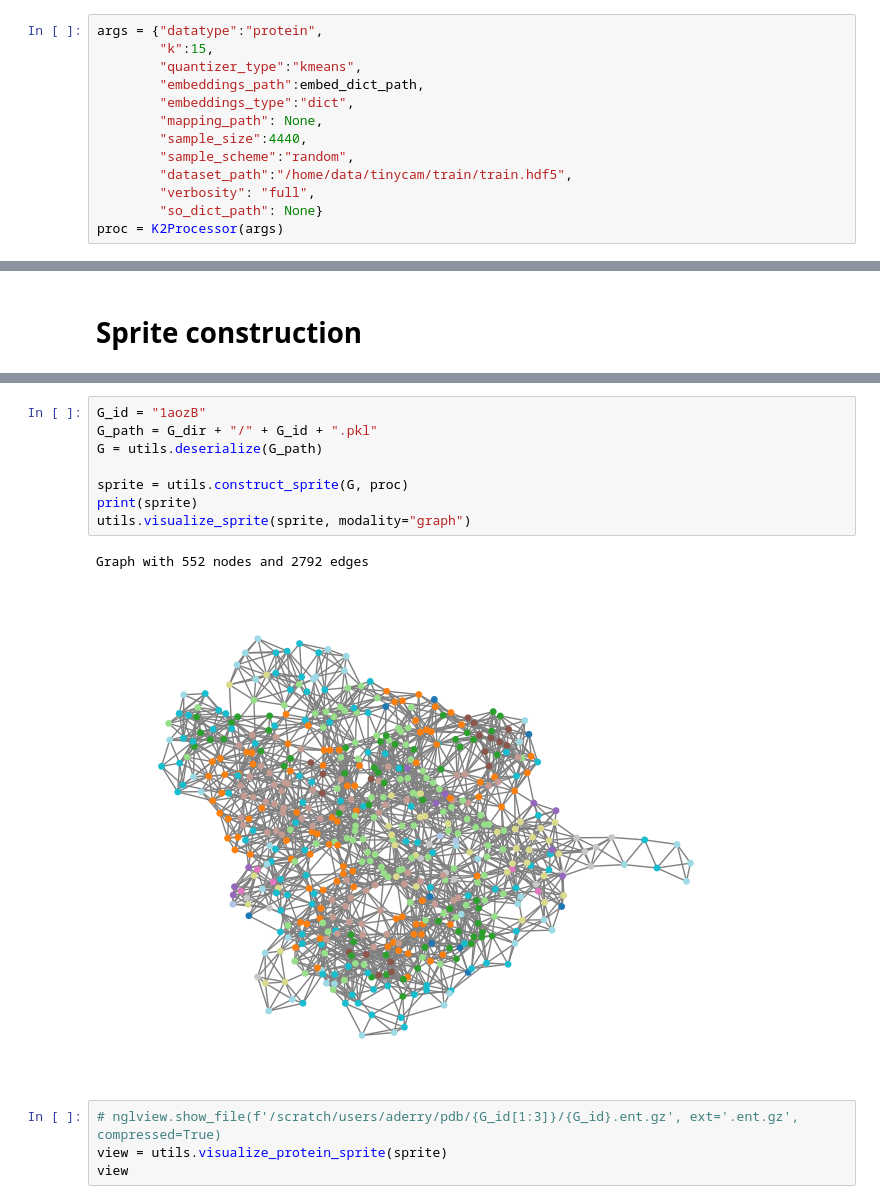
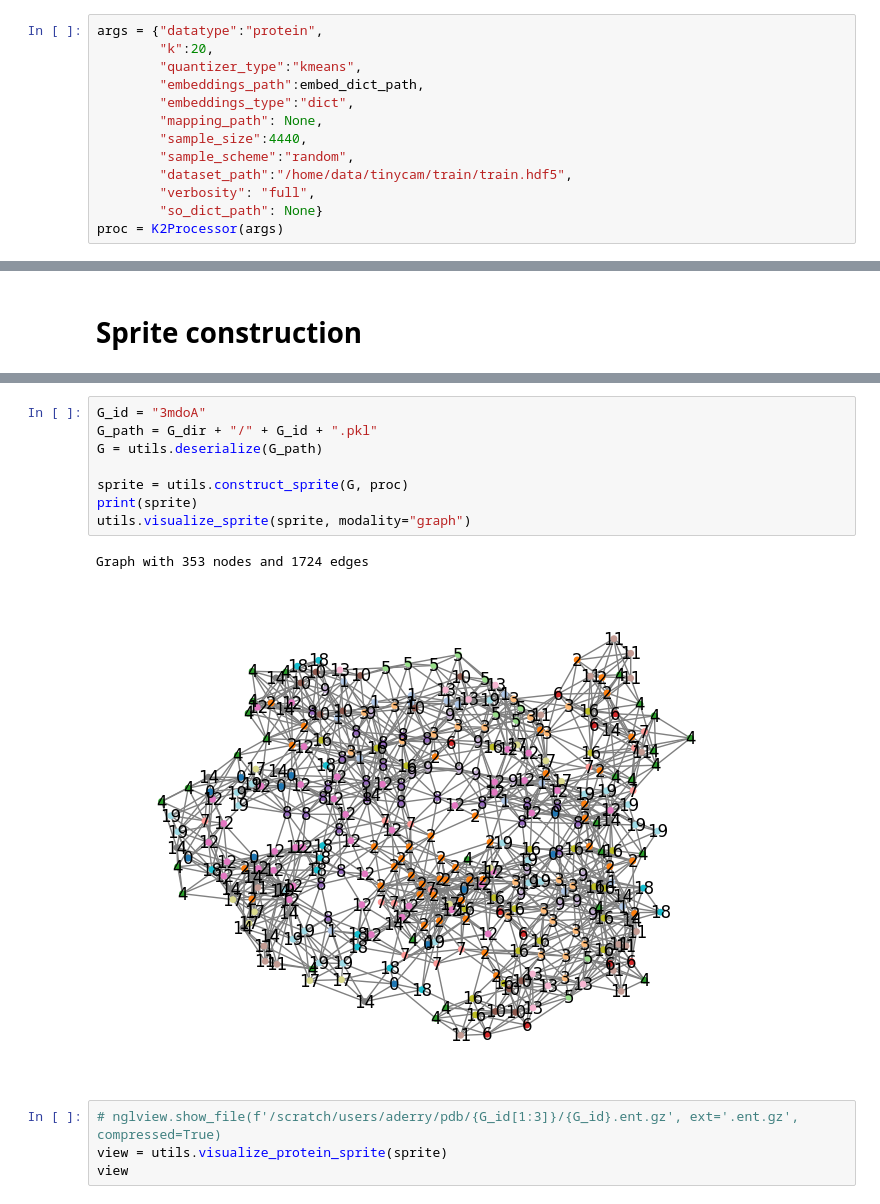
Before and after one commit to gmachiraju/K2, a Jupyter notebook: src/Protein-Step2-VizSetup.ipynb, the cells around one changed output, grey strips where cells are left out. Cells and saved outputs as stored; diff of their text form.

```diff
--- a/src/Protein-Step2-VizSetup.ipynb
+++ b/src/Protein-Step2-VizSetup.ipynb
@@ -8,7 +8,7 @@ embed_dict_path = f"../data/{metal}_train_embeddings.pkl"
 from k2 import K2Processor
 # %%
 args = {"datatype":"protein",
-        "k":15,
+        "k":20,
         "quantizer_type":"kmeans",
         "embeddings_path":embed_dict_path,
         "embeddings_type":"dict",
@@ -53,14 +64,14 @@ import networkx as nx
 # %%
-G_id = "1aozB"
+G_id = "3mdoA"
 G_path = G_dir + "/" + G_id + ".pkl"
 G = utils.deserialize(G_path)
 
 sprite = utils.construct_sprite(G, proc)
 print(sprite)
 utils.visualize_sprite(sprite, modality="graph")
 # %% [output]
-Graph with 552 nodes and 2792 edges
+Graph with 353 nodes and 1724 edges
-[figure, old version]
+[figure, new version]
 # %%
 # nglview.show_file(f'/scratch/users/aderry/pdb/{G_id[1:3]}/{G_id}.ent.gz', ext='.ent.gz', compressed=True)
 view = utils.visualize_protein_sprite(sprite)
```
Also changed, not shown: parts of 26 cells of this notebook, 2 other files.
